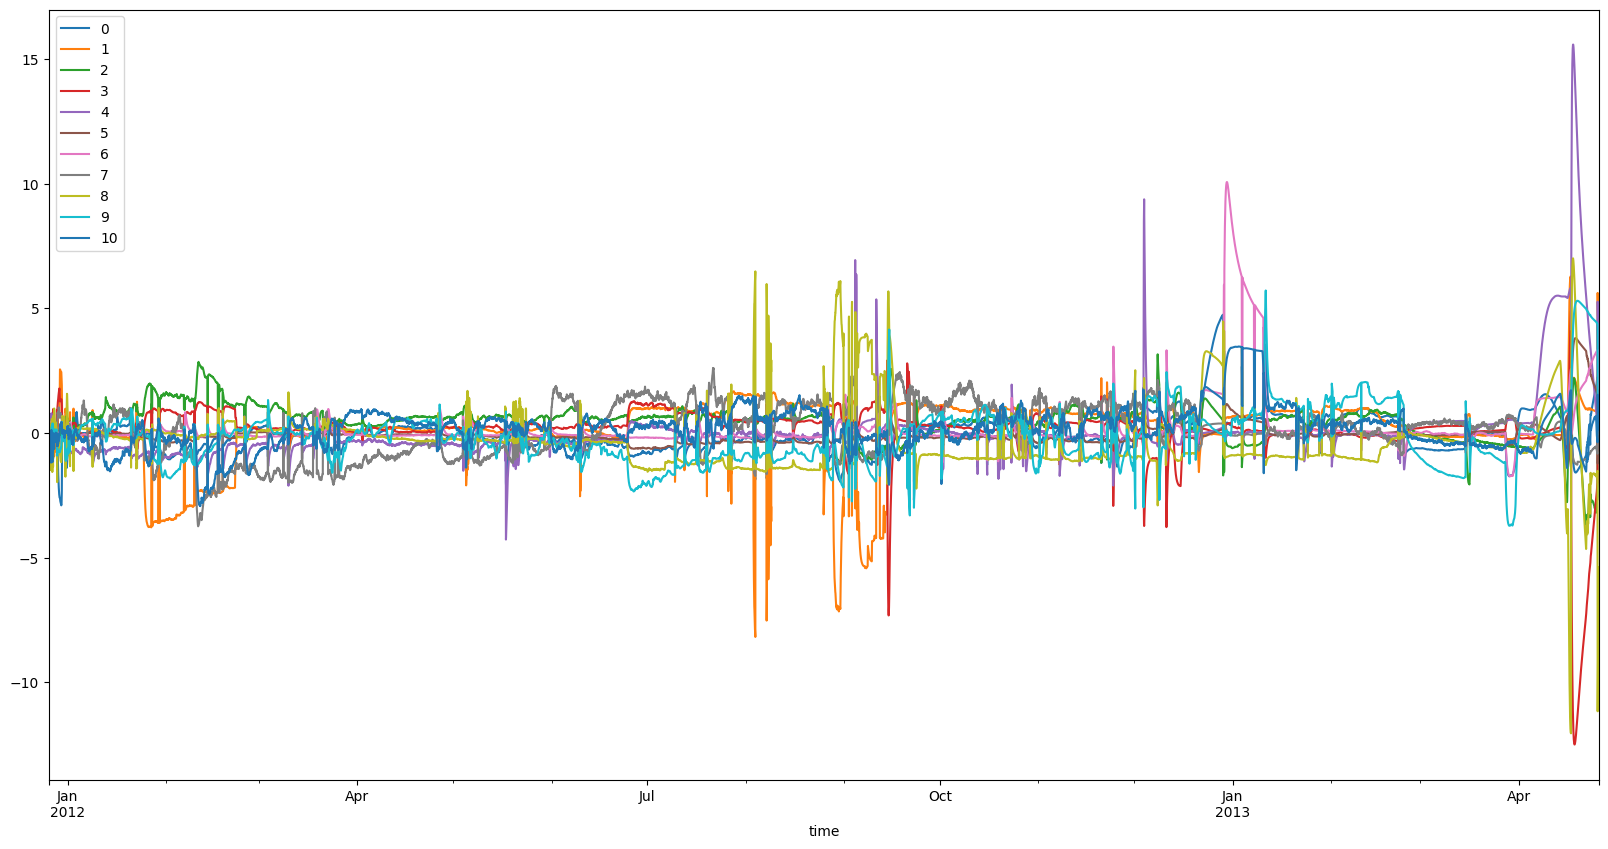
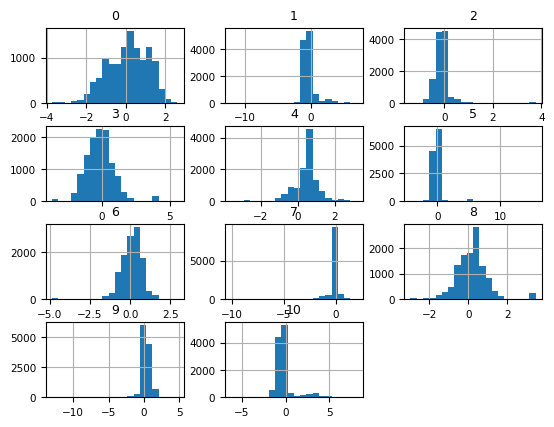
Code edit (unified diff) that turned the first committed figure into the second:
--- before
+++ after
@@ -1 +1 @@
-ICAdata.loc[ICAdata["Well Run"]==pumpList[0]][ICAHeaders].plot(figsize=(20,10))
+ICAdata.loc[ICAdata["Well Run"]==pumpList[0]][ICAHeaders].hist(bins=20)

Commit: modified:   examples/analise_dados_PCA.ipynb 	modified:   examples/analise_modelos_hmm_direta.ipynb 	modified:   examples/analise_modelos_hmm_direta_n_features.ipynb 	modified:   examples/medianTest_direto.ipynb 	modified:   examples/pump_data_cleaning.ipynb 	modified:   src/lissa/__pycache__/pictur